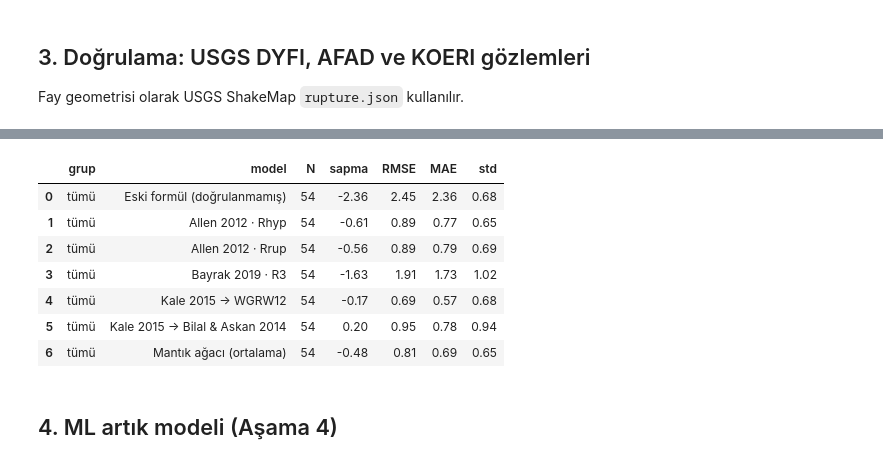
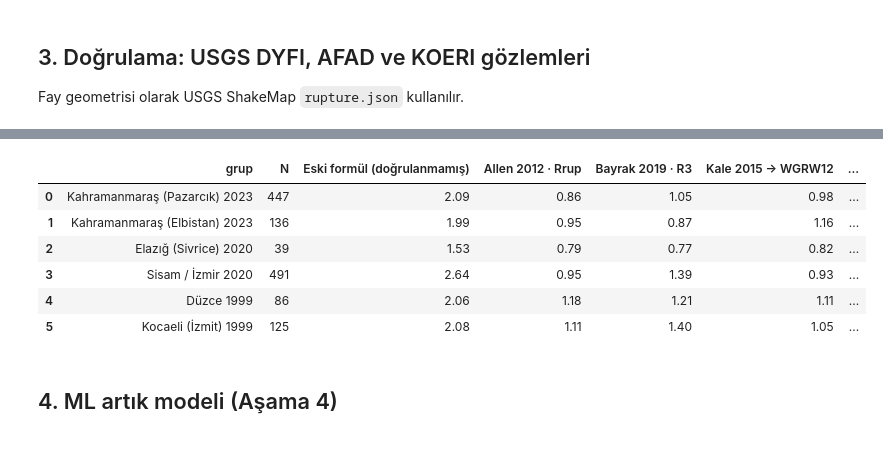
Before and after one commit to Memreu/deprem-mesafe-etki-analizi, a Jupyter notebook: notebooks/kahramanmaras_demo.ipynb, the cells around one changed output, grey strips where cells are left out. Cells and saved outputs as stored; diff of their text form; code cells hidden in the pictures.

```diff
--- a/notebooks/kahramanmaras_demo.ipynb
+++ b/notebooks/kahramanmaras_demo.ipynb
@@ -107,14 +111,13 @@ pd.read_csv("../results/geometry_sensitivity_kahramanmaras.csv")  # nokta kaynak
 # %%
-pd.read_csv("../results/metrics_m6.csv")  # Türkiye Mw ≥ 6 (KOERI)
+pd.read_csv("../results/rmse_by_event.csv")  # altı büyük deprem, deprem bazında RMSE
 # %% [output]
-|  | grup | model | N | sapma | RMSE | MAE | std |
-| 0 | tümü | Eski formül (doğrulanmamış) | 54 | -2.36 | 2.45 | 2.36 | 0.68 |
-| 1 | tümü | Allen 2012 · Rhyp | 54 | -0.61 | 0.89 | 0.77 | 0.65 |
-| 2 | tümü | Allen 2012 · Rrup | 54 | -0.56 | 0.89 | 0.79 | 0.69 |
-| 3 | tümü | Bayrak 2019 · R3 | 54 | -1.63 | 1.91 | 1.73 | 1.02 |
-| 4 | tümü | Kale 2015 → WGRW12 | 54 | -0.17 | 0.69 | 0.57 | 0.68 |
-| 5 | tümü | Kale 2015 → Bilal & Askan 2014 | 54 | 0.20 | 0.95 | 0.78 | 0.94 |
-| 6 | tümü | Mantık ağacı (ortalama) | 54 | -0.48 | 0.81 | 0.69 | 0.65 |
+|  | grup | N | Eski formül (doğrulanmamış) | Allen 2012 · Rrup | Bayrak 2019 · R3 | Kale 2015 → WGRW12 | ... |
+| 0 | Kahramanmaraş (Pazarcık) 2023 | 447 | 2.09 | 0.86 | 1.05 | 0.98 | ... |
+| 1 | Kahramanmaraş (Elbistan) 2023 | 136 | 1.99 | 0.95 | 0.87 | 1.16 | ... |
+| 2 | Elazığ (Sivrice) 2020 | 39 | 1.53 | 0.79 | 0.77 | 0.82 | ... |
+| 3 | Sisam / İzmir 2020 | 491 | 2.64 | 0.95 | 1.39 | 0.93 | ... |
+| 4 | Düzce 1999 | 86 | 2.06 | 1.18 | 1.21 | 1.11 | ... |
+| 5 | Kocaeli (İzmit) 1999 | 125 | 2.08 | 1.11 | 1.40 | 1.05 | ... |
 # %% [markdown]
 ## 4. ML artık modeli (Aşama 4)
 # %%
```
Also changed, not shown: parts of 5 cells of this notebook, 53 other files.
